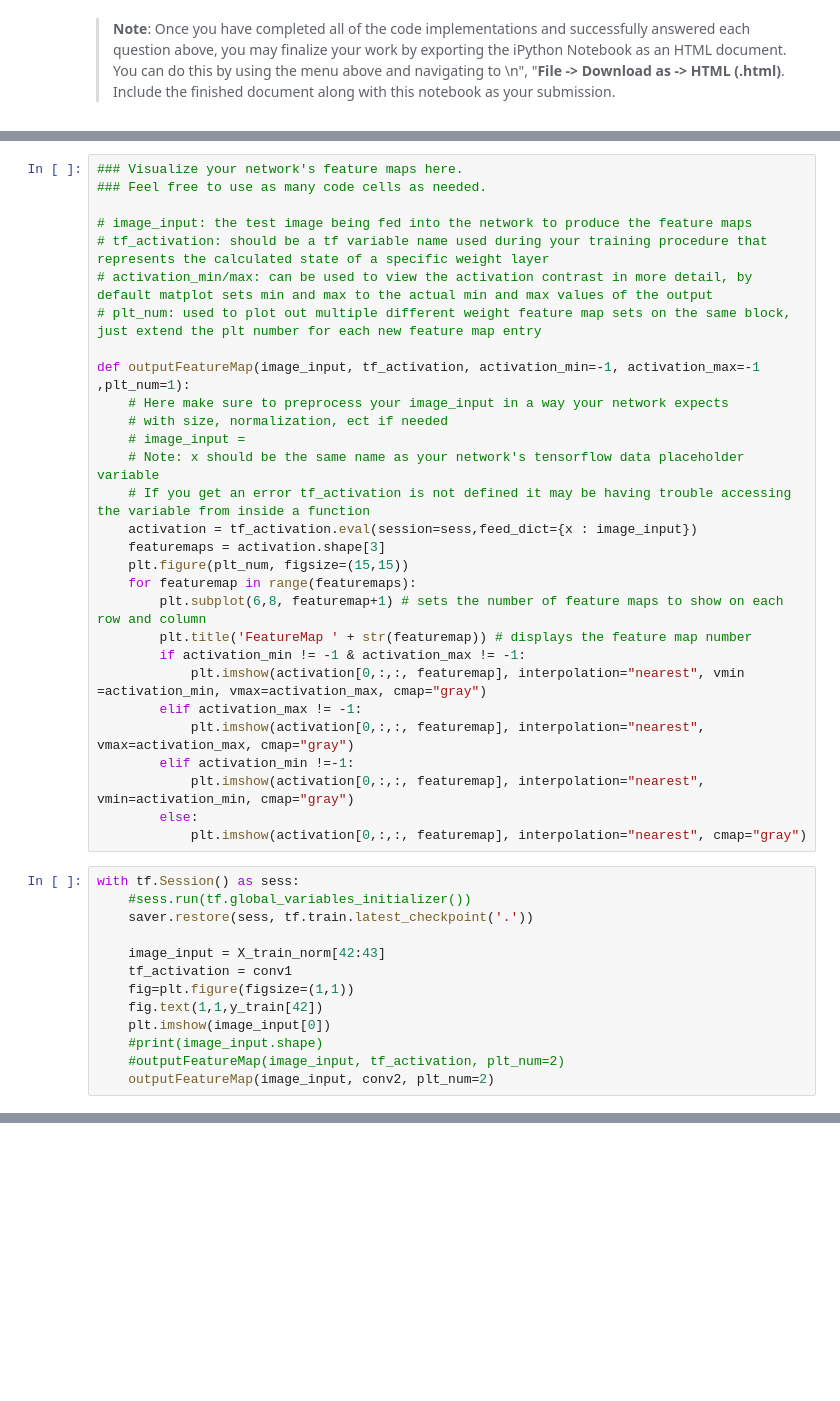
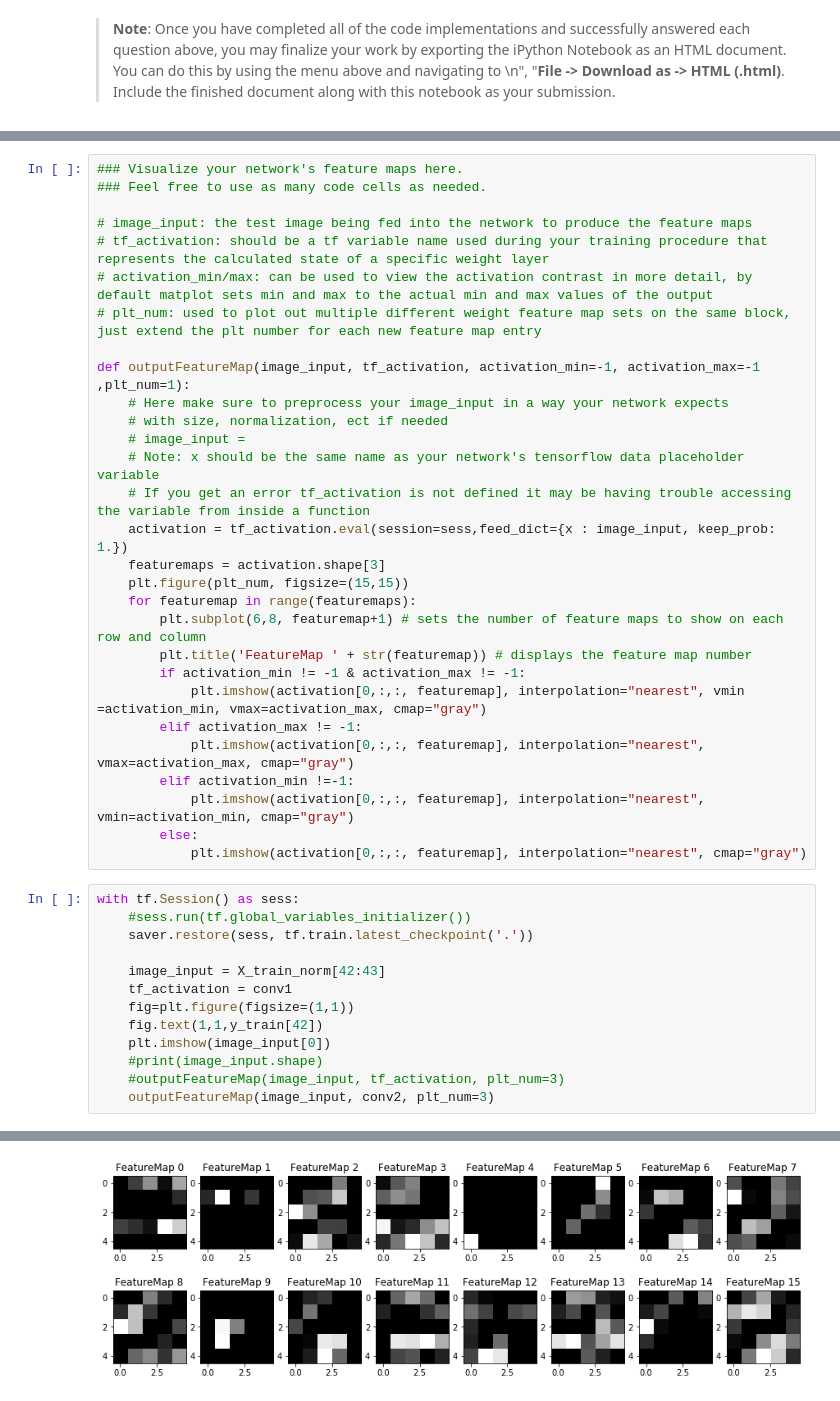
Before and after one commit to stBecker/CarND-Traffic-Sign-Classifier-Project, a Jupyter notebook: Traffic_Sign_Classifier.ipynb, the cells around one changed output, grey strips where cells are left out. Saved outputs shown, nothing was run; the diff lists cells and outputs as text; blank space fills up the shorter version.

```diff
--- a/Traffic_Sign_Classifier.ipynb
+++ b/Traffic_Sign_Classifier.ipynb
@@ -696,7 +1073,7 @@ def outputFeatureMap(image_input, tf_activation, activation_min=-1, activation_m
     # image_input =
     # Note: x should be the same name as your network's tensorflow data placeholder variable
     # If you get an error tf_activation is not defined it may be having trouble accessing the variable from inside a function
-    activation = tf_activation.eval(session=sess,feed_dict={x : image_input})
+    activation = tf_activation.eval(session=sess,feed_dict={x : image_input, keep_prob: 1.})
     featuremaps = activation.shape[3]
     plt.figure(plt_num, figsize=(15,15))
     for featuremap in range(featuremaps):
@@ -721,5 +1098,6 @@ with tf.Session() as sess:
     fig.text(1,1,y_train[42])
     plt.imshow(image_input[0])
     #print(image_input.shape)
-    #outputFeatureMap(image_input, tf_activation, plt_num=2)
-    outputFeatureMap(image_input, conv2, plt_num=2)
+    #outputFeatureMap(image_input, tf_activation, plt_num=3)
+    outputFeatureMap(image_input, conv2, plt_num=3)
+# %% [output]
@@ -725,0 +1106 @@ with tf.Session() as sess:
+[figure, added]
```
Also changed, not shown: parts of 54 cells of this notebook, 28 other files.
